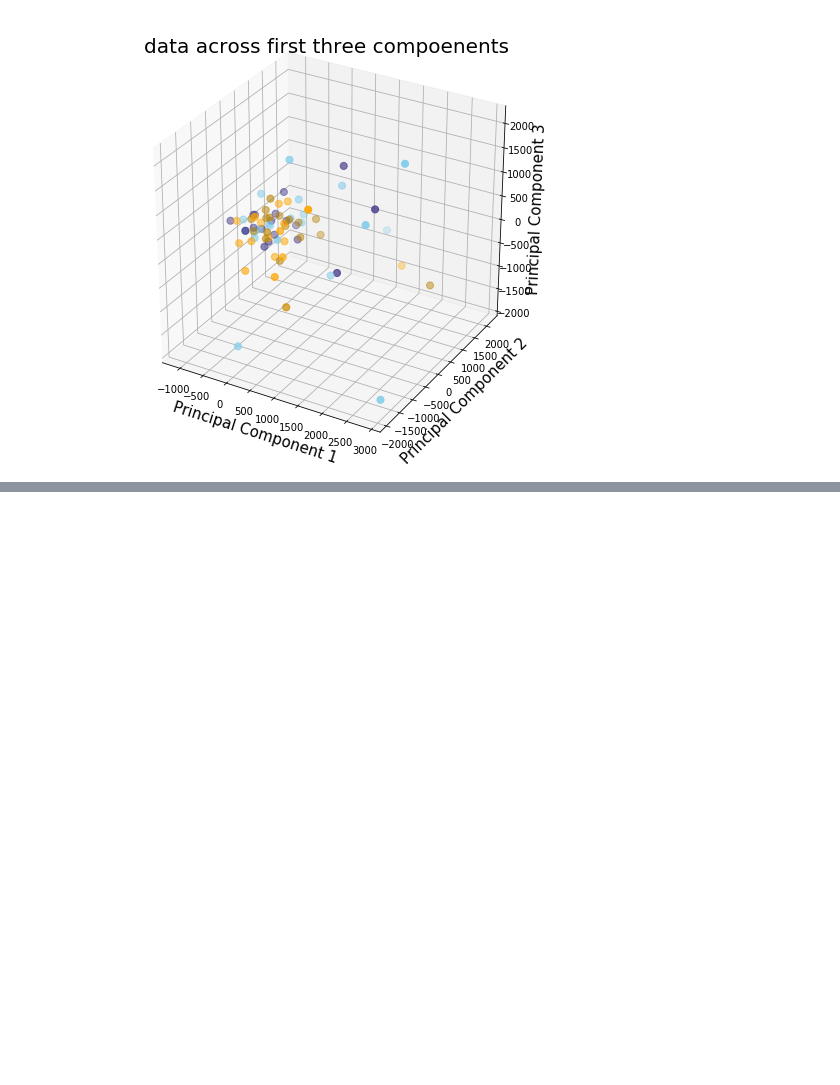
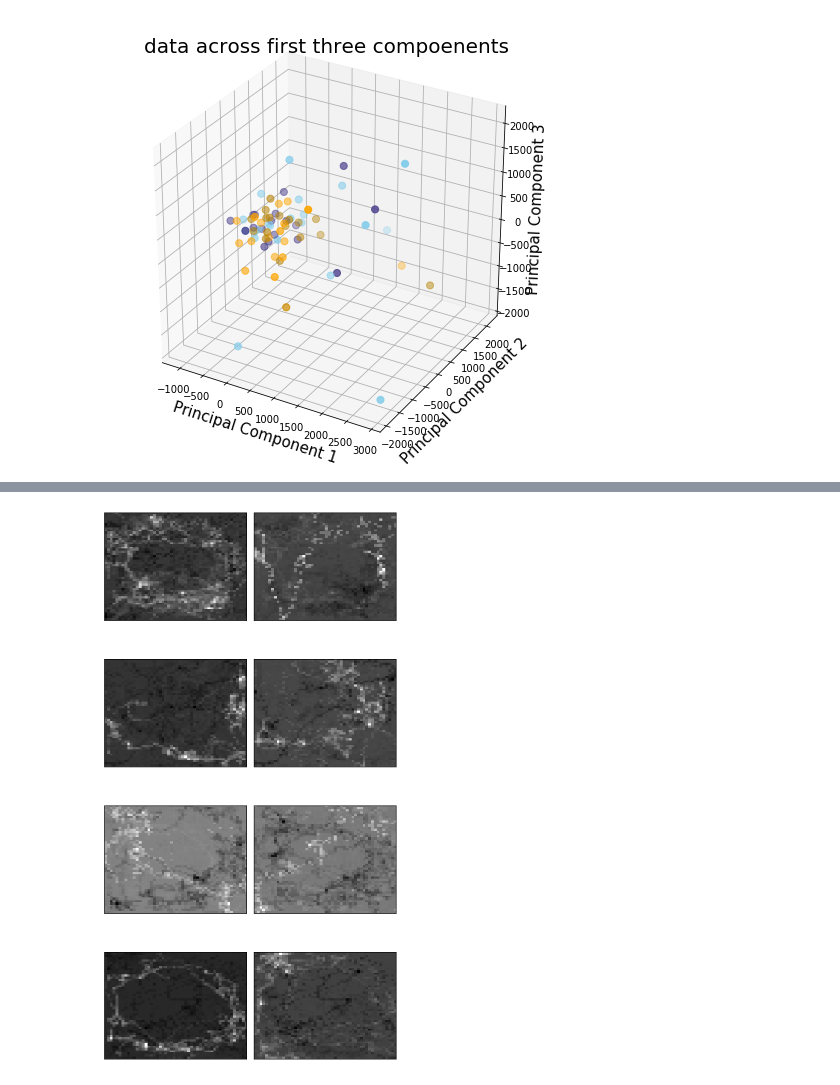
Before and after one commit to itsMahad/ManducaMultiSenseFeeding, a Jupyter notebook: M_Step3_PCA.ipynb, the cells around one changed output, grey strips where cells are left out. Cells and saved outputs as stored; diff of their text form; code cells hidden in the pictures; blank space fills up the shorter version.

```diff
--- a/M_Step3_PCA.ipynb
+++ b/M_Step3_PCA.ipynb
@@ -218,0 +252,7 @@ Text(0.5, 0.92, 'data across first three compoenents')
+# %%
+data_df = all_hist_vectors.copy()
+data_df['fullname'] = all_hist_vectors.index
+data_df[['lightLevel', 'flower' , 'mothID', 'visit']] = data_df['fullname'].str.split('_', 3, expand = True)
+data_df['label'] = data_df['lightLevel'] + '_' + data_df['visit']
+data_df = data_df.drop(columns = ['fullname', 'flower', 'mothID'])
+data_df.head()
@@ -218,0 +268,13 @@ Text(0.5, 0.92, 'data across first three compoenents')
+# %%
+v0 = []
+v1 = []
+for v, sub in data_df.groupby('visit'):
+    for l, subsub in sub.groupby('lightLevel'):
+        subset = subsub.drop(columns = ['lightLevel', 'visit', 'label'])
+        pca = PCA(n_components=2)
+        projected = pca.fit_transform(subset)
+
+        v0.append(pca.components_[0])
+        v1.append(pca.components_[1])
+        print('%s and %s' %(v, l))
+        print(pca.explained_variance_ratio_)
@@ -218,0 +290,19 @@ Text(0.5, 0.92, 'data across first three compoenents')
+# %%
+fig, axes = plt.subplots(4,2,figsize=(7,7*2),
+                         subplot_kw={'xticks':[], 'yticks':[]},
+                         gridspec_kw=dict(
+                             left = 0.125,
+                             right = 0.9,
+                             bottom = 0.125,
+                             top = 0.9,
+                             hspace=0.01,
+                             wspace=0.05
+                         )
+                        )
+for idx in np.arange(4):
+    axes[idx, 0].imshow(v0[idx].reshape(image_shape),cmap="gray")
+    axes[idx, 1].imshow(v1[idx].reshape(image_shape),cmap="gray")
+
+#     ax.set_title('eigen vector # %i' %i)
+# %% [output]
+[figure, added]
```
Also changed, not shown: parts of 19 cells of this notebook, 2 other files.
